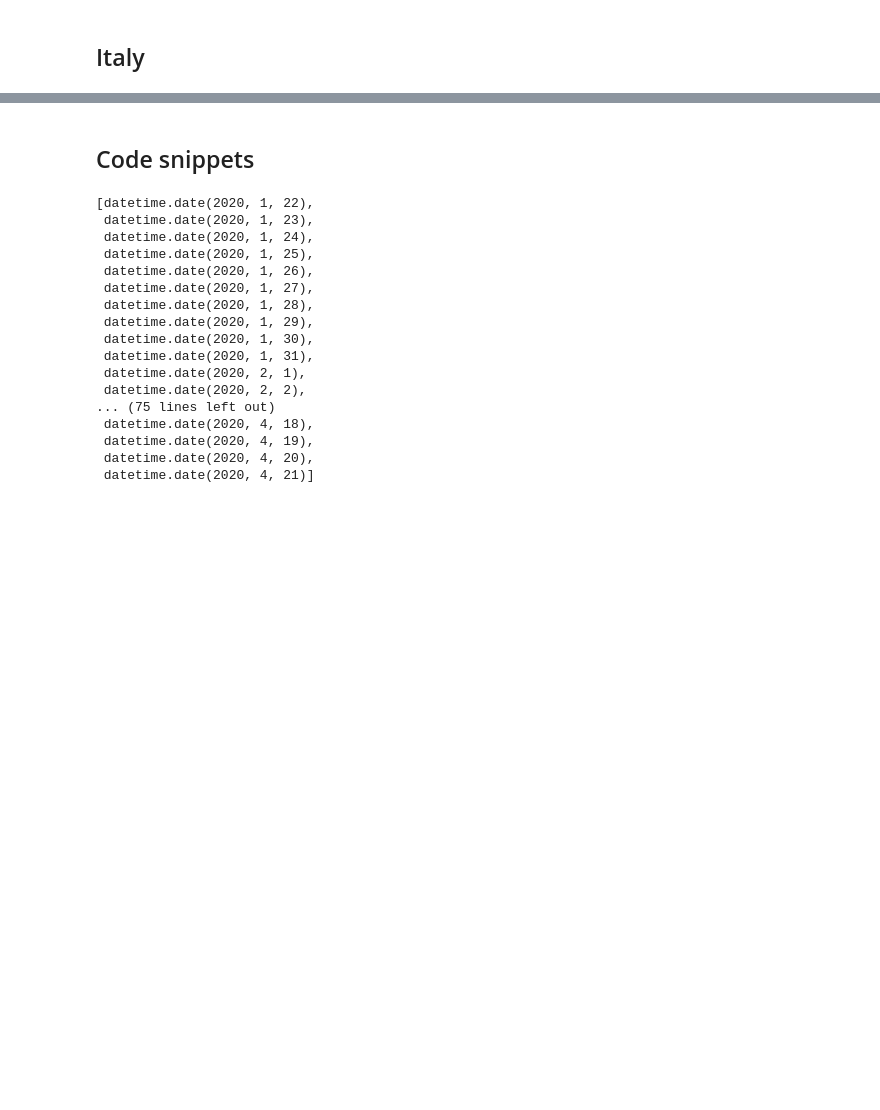
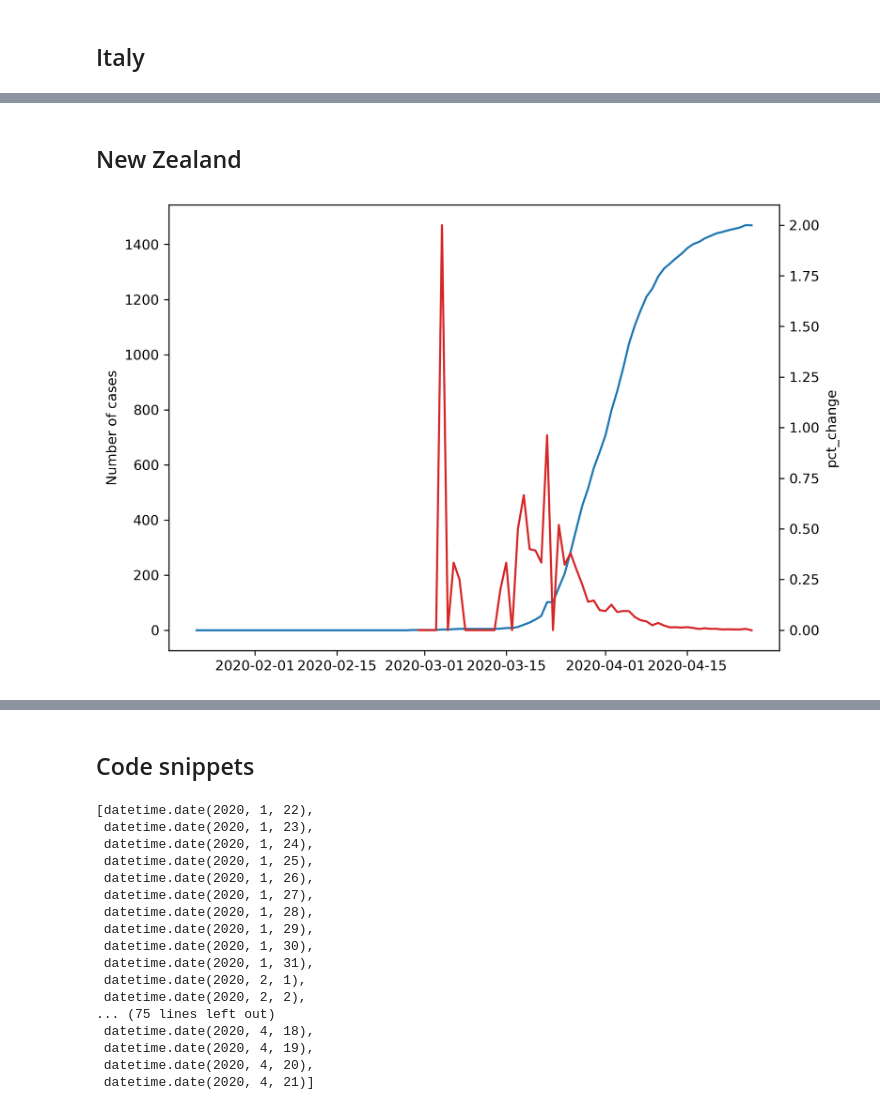
Before and after one commit to jaysttw/covid-19-analyses, a Jupyter notebook: COVID-19.ipynb, the cells around one changed output, grey strips where cells are left out. Saved outputs shown, nothing was run; the diff lists cells and outputs as text; code cells hidden in the pictures; blank space fills up the shorter version.

```diff
--- a/COVID-19.ipynb
+++ b/COVID-19.ipynb
@@ -229,0 +237,6 @@ cases_and_rate(df_by_country['Italy'])
+# %% [markdown]
+## New Zealand
+# %%
+cases_and_rate(df_by_country['New Zealand'])
+# %% [output]
+[figure, added]
```
Also changed, not shown: parts of 40 cells of this notebook.
